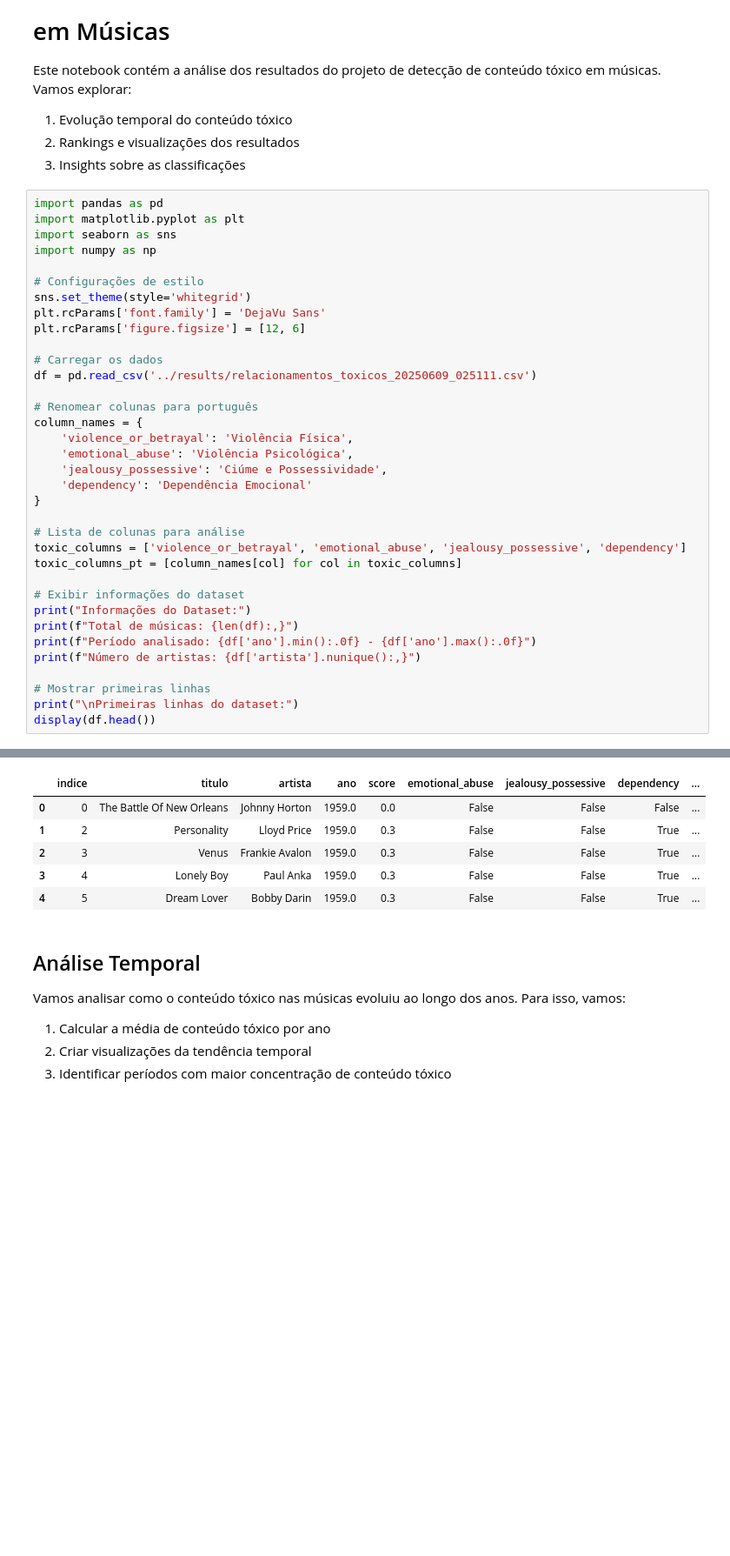
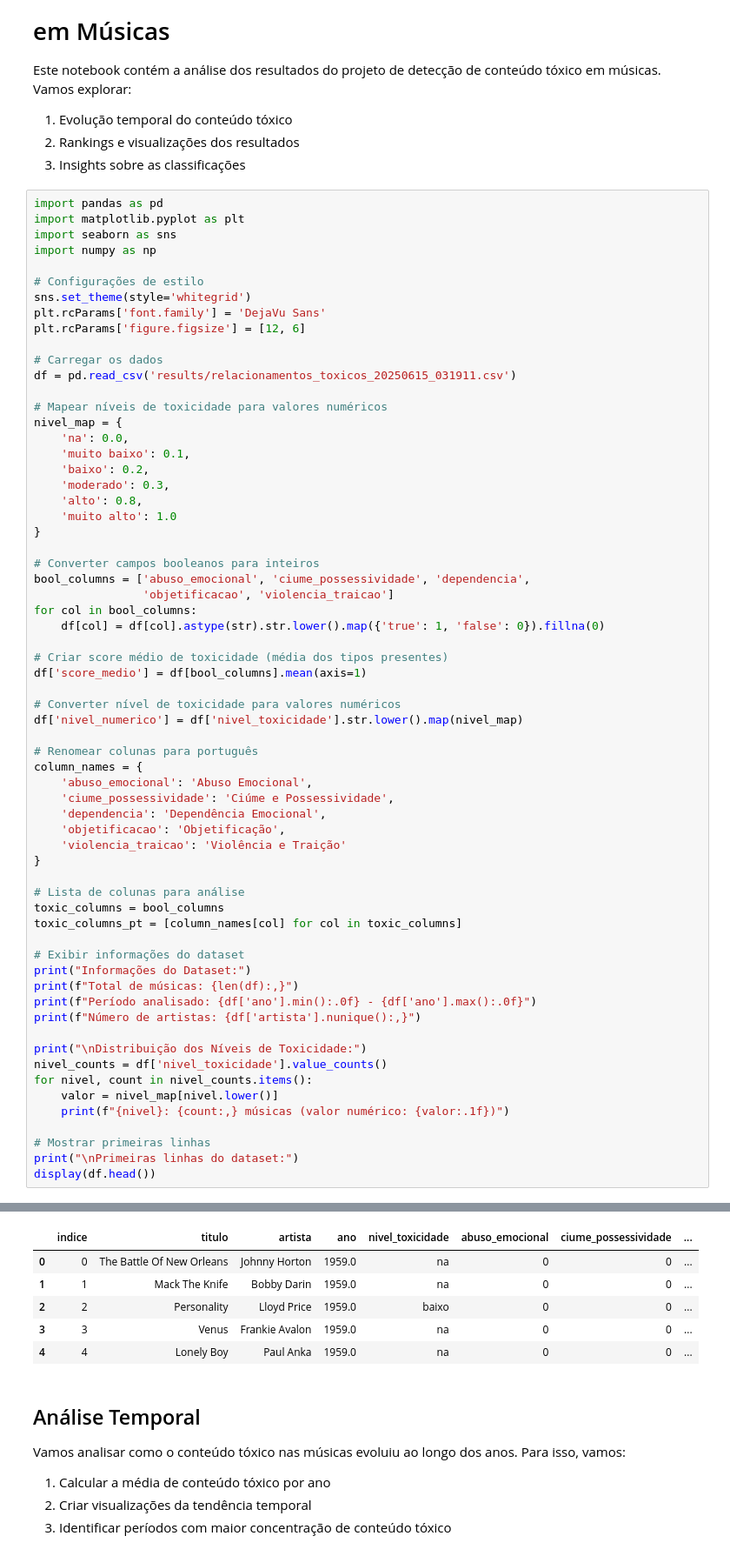
Before and after one commit to hijao08/AprendizadoDeMaquinaMusicas, a Jupyter notebook: src/analise_resultados.ipynb, the cells around one changed output, grey strips where cells are left out. Shown at 87% size. Drawn from its saved outputs; the diff is of its cells as text; blank space fills up the shorter version.

Commit message:
resultados

```diff
--- a/src/analise_resultados.ipynb
+++ b/src/analise_resultados.ipynb
@@ -18,18 +18,41 @@ plt.rcParams['font.family'] = 'DejaVu Sans'
 plt.rcParams['figure.figsize'] = [12, 6]
 
 # Carregar os dados
-df = pd.read_csv('../results/relacionamentos_toxicos_20250609_025111.csv')
+df = pd.read_csv('results/relacionamentos_toxicos_20250615_031911.csv')
+
+# Mapear níveis de toxicidade para valores numéricos
+nivel_map = {
+    'na': 0.0,
+    'muito baixo': 0.1,
+    'baixo': 0.2,
+    'moderado': 0.3,
+    'alto': 0.8,
+    'muito alto': 1.0
+}
+
+# Converter campos booleanos para inteiros
+bool_columns = ['abuso_emocional', 'ciume_possessividade', 'dependencia',
+                'objetificacao', 'violencia_traicao']
+for col in bool_columns:
+    df[col] = df[col].astype(str).str.lower().map({'true': 1, 'false': 0}).fillna(0)
+
+# Criar score médio de toxicidade (média dos tipos presentes)
+df['score_medio'] = df[bool_columns].mean(axis=1)
+
+# Converter nível de toxicidade para valores numéricos
+df['nivel_numerico'] = df['nivel_toxicidade'].str.lower().map(nivel_map)
 
 # Renomear colunas para português
 column_names = {
-    'violence_or_betrayal': 'Violência Física',
-    'emotional_abuse': 'Violência Psicológica',
-    'jealousy_possessive': 'Ciúme e Possessividade',
-    'dependency': 'Dependência Emocional'
+    'abuso_emocional': 'Abuso Emocional',
+    'ciume_possessividade': 'Ciúme e Possessividade',
+    'dependencia': 'Dependência Emocional',
+    'objetificacao': 'Objetificação',
+    'violencia_traicao': 'Violência e Traição'
 }
 
 # Lista de colunas para análise
-toxic_columns = ['violence_or_betrayal', 'emotional_abuse', 'jealousy_possessive', 'dependency']
+toxic_columns = bool_columns
 toxic_columns_pt = [column_names[col] for col in toxic_columns]
 
 # Exibir informações do dataset
@@ -38,6 +61,12 @@ print(f"Total de músicas: {len(df):,}")
 print(f"Período analisado: {df['ano'].min():.0f} - {df['ano'].max():.0f}")
 print(f"Número de artistas: {df['artista'].nunique():,}")
 
+print("\nDistribuição dos Níveis de Toxicidade:")
+nivel_counts = df['nivel_toxicidade'].value_counts()
+for nivel, count in nivel_counts.items():
+    valor = nivel_map[nivel.lower()]
+    print(f"{nivel}: {count:,} músicas (valor numérico: {valor:.1f})")
+
 # Mostrar primeiras linhas
 print("\nPrimeiras linhas do dataset:")
 display(df.head())
@@ -49,11 +85,11 @@ Número de artistas: 2,405
 
 Primeiras linhas do dataset:
-|  | indice | titulo | artista | ano | score | emotional_abuse | jealousy_possessive | dependency | ... |
-| 0 | 0 | The Battle Of New Orleans | Johnny Horton | 1959.0 | 0.0 | False | False | False | ... |
-| 1 | 2 | Personality | Lloyd Price | 1959.0 | 0.3 | False | False | True | ... |
-| 2 | 3 | Venus | Frankie Avalon | 1959.0 | 0.3 | False | False | True | ... |
-| 3 | 4 | Lonely Boy | Paul Anka | 1959.0 | 0.3 | False | False | True | ... |
-| 4 | 5 | Dream Lover | Bobby Darin | 1959.0 | 0.3 | False | False | True | ... |
+|  | indice | titulo | artista | ano | nivel_toxicidade | abuso_emocional | ciume_possessividade | ... |
+| 0 | 0 | The Battle Of New Orleans | Johnny Horton | 1959.0 | na | 0 | 0 | ... |
+| 1 | 1 | Mack The Knife | Bobby Darin | 1959.0 | na | 0 | 0 | ... |
+| 2 | 2 | Personality | Lloyd Price | 1959.0 | baixo | 0 | 0 | ... |
+| 3 | 3 | Venus | Frankie Avalon | 1959.0 | na | 0 | 0 | ... |
+| 4 | 4 | Lonely Boy | Paul Anka | 1959.0 | na | 0 | 0 | ... |
 # %% [markdown]
 ## Análise Temporal
 
```
Also changed, not shown: parts of 6 cells of this notebook, 2 other files.
